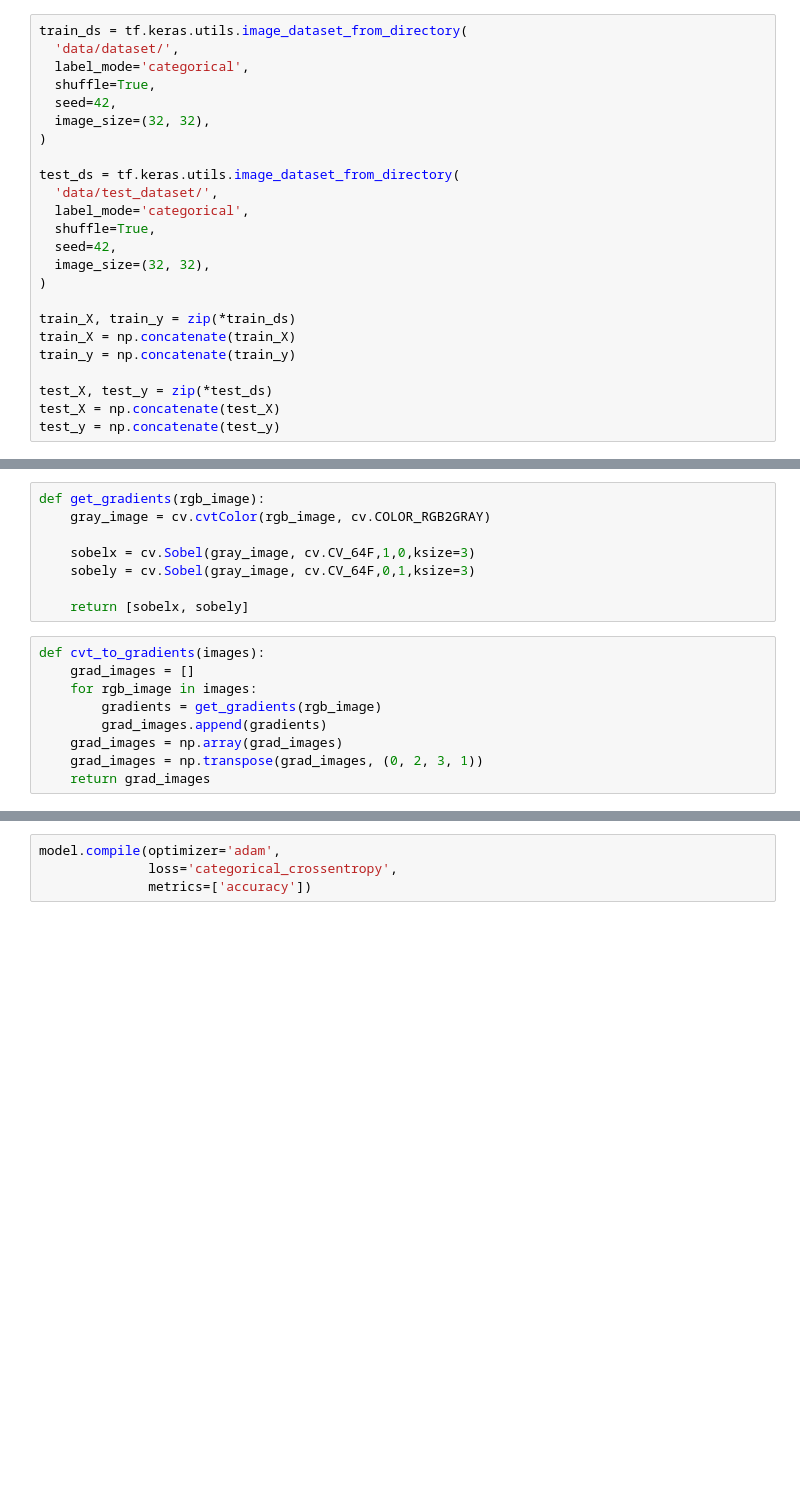
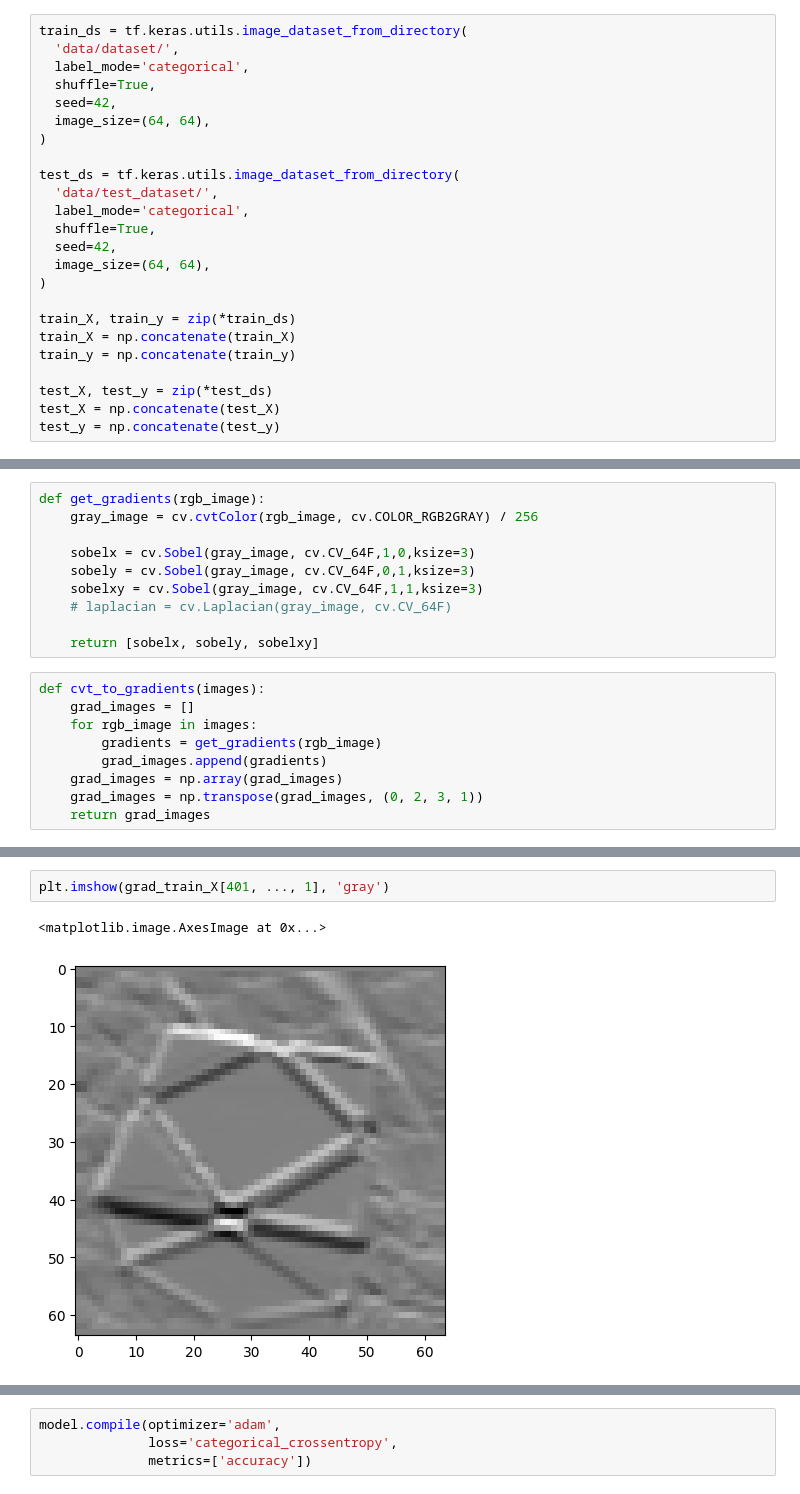
Before and after one commit to klima7/Cubes-Classifier, a Jupyter notebook: classifier.ipynb, the cells around one changed output, grey strips where cells are left out. Cells and saved outputs as stored; diff of their text form; blank space fills up the shorter version.

```diff
--- a/classifier.ipynb
+++ b/classifier.ipynb
@@ -14,7 +15,7 @@ train_ds = tf.keras.utils.image_dataset_from_directory(
   label_mode='categorical',
   shuffle=True,
   seed=42,
-  image_size=(32, 32),
+  image_size=(64, 64),
 )
 
 test_ds = tf.keras.utils.image_dataset_from_directory(
@@ -22,7 +23,7 @@ test_ds = tf.keras.utils.image_dataset_from_directory(
   label_mode='categorical',
   shuffle=True,
   seed=42,
-  image_size=(32, 32),
+  image_size=(64, 64),
 )
 
 train_X, train_y = zip(*train_ds)
@@ -54,12 +57,14 @@ gray_train_X, gray_test_X
 ### Gradients
 # %%
 def get_gradients(rgb_image):
-    gray_image = cv.cvtColor(rgb_image, cv.COLOR_RGB2GRAY)
+    gray_image = cv.cvtColor(rgb_image, cv.COLOR_RGB2GRAY) / 256
 
     sobelx = cv.Sobel(gray_image, cv.CV_64F,1,0,ksize=3)
     sobely = cv.Sobel(gray_image, cv.CV_64F,0,1,ksize=3)
+    sobelxy = cv.Sobel(gray_image, cv.CV_64F,1,1,ksize=3)
+    # laplacian = cv.Laplacian(gray_image, cv.CV_64F)
 
-    return [sobelx, sobely]
+    return [sobelx, sobely, sobelxy]
 # %%
 def cvt_to_gradients(images):
     grad_images = []
@@ -78,2 +87,7 @@ grad_train_X.shape, grad_test_X.shape
+# %%
+plt.imshow(grad_train_X[401, ..., 1], 'gray')
+# %% [output]
+<matplotlib.image.AxesImage at 0x...>
+[figure, added]
 # %%
 model = Sequential([
```
Also changed, not shown: parts of 7 cells of this notebook.
